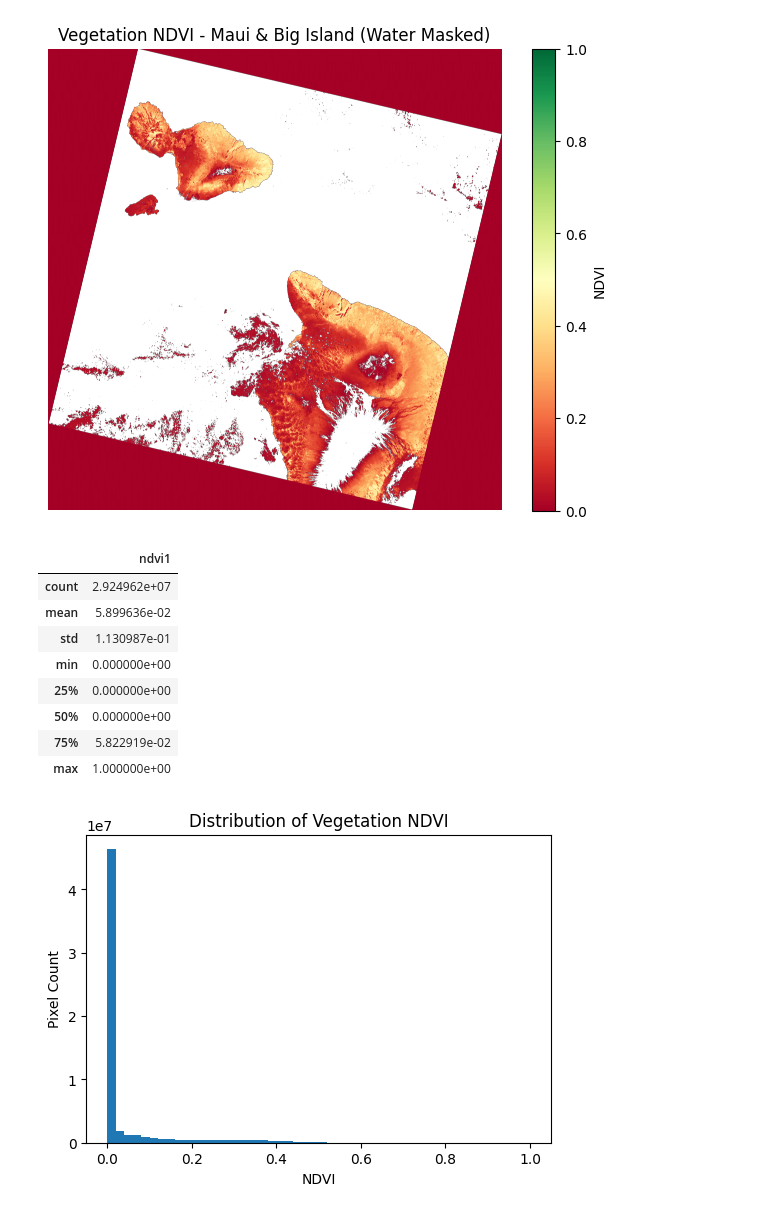
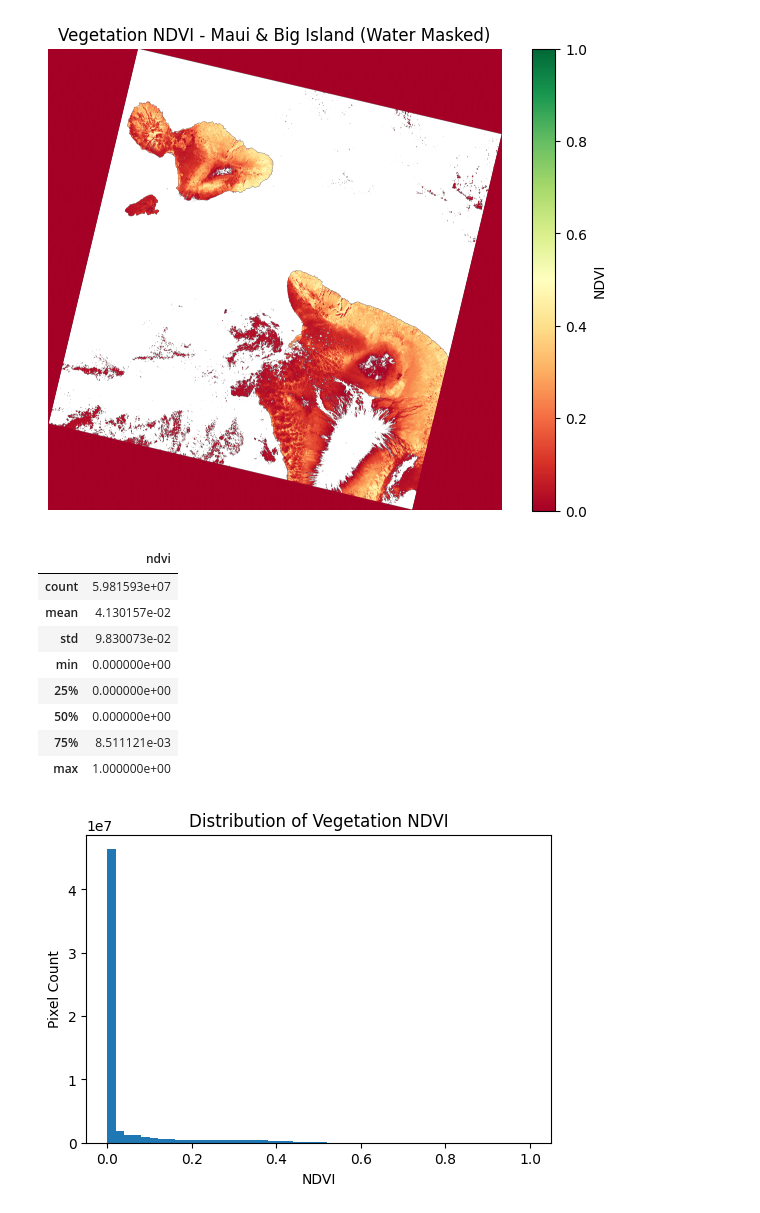
Before and after one commit to shreyeshvankina/ndvi-vegetation-map, a Jupyter notebook: notebooks/ndvi_analysis.ipynb, the cells around one changed output. Cells and saved outputs as stored; diff of their text form; code cells hidden in the pictures.

```diff
--- a/notebooks/ndvi_analysis.ipynb
+++ b/notebooks/ndvi_analysis.ipynb
@@ -89,25 +107,23 @@ plt.show()
 # %%
 # made a dataframe and put all land ndvi values in a column called 'ndvi'
 # water gives ndvi < 0
 ndvi_flat = ndvi.flatten()
 ndvi1_flat = ndvi1.flatten()
-df = pd.DataFrame({"ndvi": ndvi_flat})
-df1 = pd.DataFrame({"ndvi1": ndvi1_flat})
-df = df[(df["ndvi"] >= 0) & (df["ndvi"] <= 1)]
-df1 = df1[(df1["ndvi1"] >= 0) & (df1["ndvi1"] <= 1)]
+all_ndvi = np.concatenate((ndvi_flat, ndvi1_flat))
+df = pd.DataFrame({"ndvi": all_ndvi})
+df = df[(df["ndvi"] >= 0) & (df["ndvi"] <= 1)] #filtering out ndvi-values less than 0
 
-# summary of ndvi values
+# summary of ndvi values showing mean, std, max, etc.
 df.describe()
-df1.describe()
 # %% [output]
-|  | ndvi1 |
-| count | 2.924962e+07 |
-| mean | 5.899636e-02 |
-| std | 1.130987e-01 |
+|  | ndvi |
+| count | 5.981593e+07 |
+| mean | 4.130157e-02 |
+| std | 9.830073e-02 |
 | min | 0.000000e+00 |
 | 25% | 0.000000e+00 |
 | 50% | 0.000000e+00 |
-| 75% | 5.822919e-02 |
+| 75% | 8.511121e-03 |
 | max | 1.000000e+00 |
 # %%
 # Histogram to show distrubition of ndvi values on the Hawaiian islands
```
Also changed, not shown: parts of 6 cells of this notebook, 2 other files.
